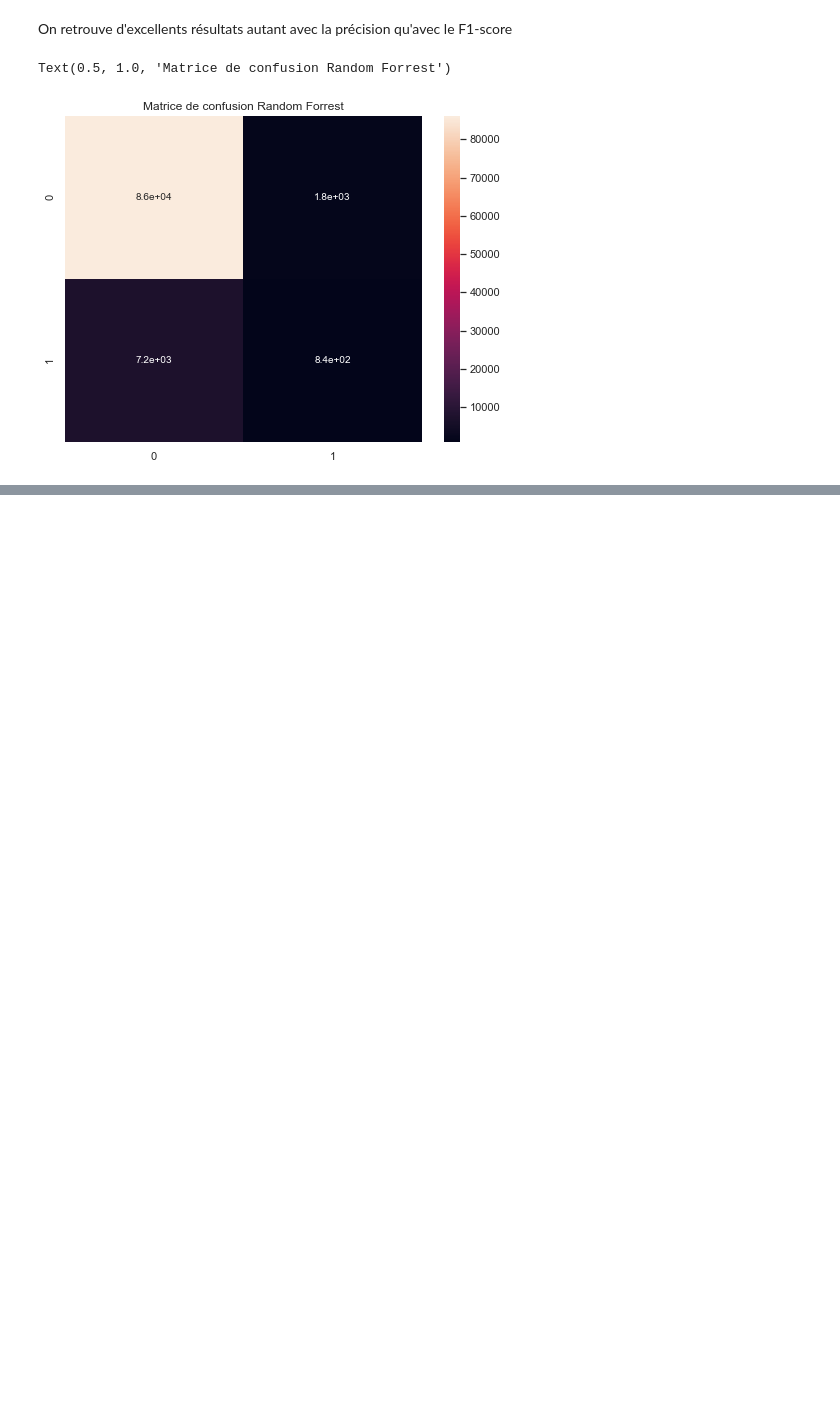
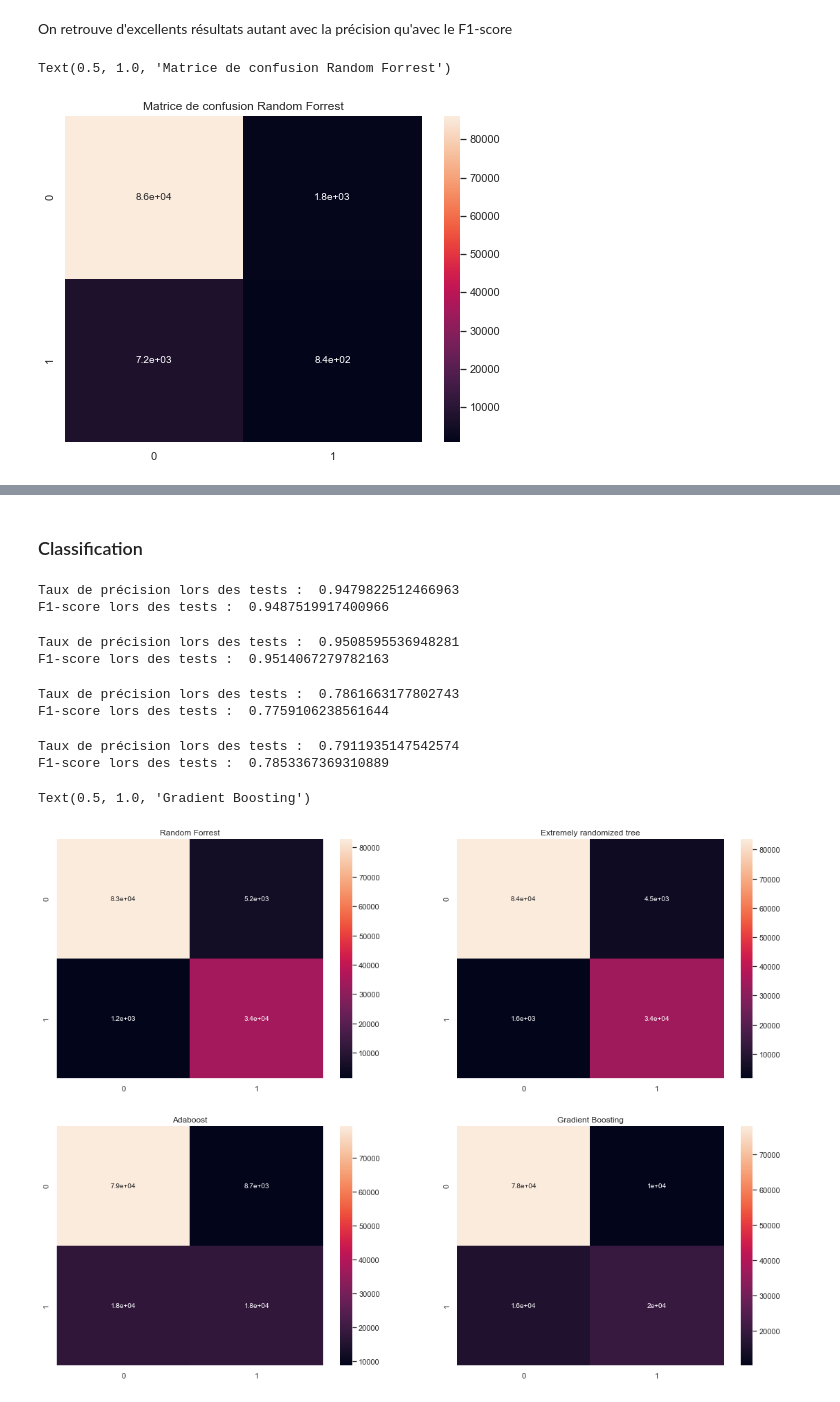
Before and after one commit to MohamedNennouche/Heart-disease, a Jupyter notebook: heart-notebook.ipynb, the cells around one changed output, grey strips where cells are left out. Cells and saved outputs as stored; diff of their text form; code cells hidden in the pictures; blank space fills up the shorter version.

```diff
--- a/heart-notebook.ipynb
+++ b/heart-notebook.ipynb
@@ -218,0 +295,54 @@ On voit néanmoins que malgré les bons score, on voit que la classe la moins re
+# %%
+fv_train_balanced, fv_test_balanced, etiq_train, etiq_test = train_test_split(features_heart_balanced, etiq, test_size=0.3,random_state=23)
+# %% [markdown]
+### Classification
+# %%
+forrest_balanced = RandomForestClassifier(n_estimators = 700, max_features = 'sqrt', criterion = 'entropy', class_weight='balanced', random_state = 10).fit(fv_train_balanced,etiq_train)
+yforrest_balanced = forrest_balanced.predict(fv_test_balanced)
+print("Taux de précision lors des tests : ",metrics.accuracy_score(etiq_test, yforrest_balanced))
+print("F1-score lors des tests : ",metrics.f1_score(etiq_test, yforrest_balanced, average='weighted'))
+# %% [output]
+Taux de précision lors des tests :  0.9479822512466963
+F1-score lors des tests :  0.9487519917400966
+# %%
+extra_balanced = ExtraTreesClassifier(n_estimators=700, criterion='entropy', max_depth=None, min_samples_split=2, min_samples_leaf=1, min_weight_fraction_leaf=0.0, max_features='auto', max_leaf_nodes=None, min_impurity_decrease=0.0, bootstrap=False, oob_score=False, n_jobs=None, random_state=0, verbose=0, warm_start=False, class_weight=None, ccp_alpha=0.0, max_samples=None).fit(fv_train_balanced,etiq_train)
+yextra_balanced = extra_balanced.predict(fv_test_balanced)
+print("Taux de précision lors des tests : ",metrics.accuracy_score(etiq_test, yextra_balanced))
+print("F1-score lors des tests : ",metrics.f1_score(etiq_test, yextra_balanced, average='weighted'))
+# %% [output]
+Taux de précision lors des tests :  0.9508595536948281
+F1-score lors des tests :  0.9514067279782163
+# %%
+ada_balanced = AdaBoostClassifier(base_estimator=None, n_estimators=350, learning_rate=0.15, algorithm='SAMME.R', random_state=0).fit(fv_train_balanced,etiq_train)
+yada_balanced = ada_balanced.predict(fv_test_balanced)
+print("Taux de précision lors des tests : ",metrics.accuracy_score(etiq_test, yada_balanced))
+print("F1-score lors des tests : ",metrics.f1_score(etiq_test, yada_balanced, average='weighted'))
+# %% [output]
+Taux de précision lors des tests :  0.7861663177802743
+F1-score lors des tests :  0.7759106238561644
+# %%
+gradient_balanced = GradientBoostingClassifier(loss='deviance', learning_rate=0.1, n_estimators=200, criterion='friedman_mse', random_state=0).fit(fv_train_balanced,etiq_train)
+ygradient_balanced = gradient_balanced.predict(fv_test_balanced)
+print("Taux de précision lors des tests : ",metrics.accuracy_score(etiq_test, ygradient_balanced))
+print("F1-score lors des tests : ",metrics.f1_score(etiq_test, ygradient_balanced, average='weighted'))
+# %% [output]
+Taux de précision lors des tests :  0.7911935147542574
+F1-score lors des tests :  0.7853367369310889
+# %%
+plt.figure(figsize=(19,14))
+plt.title("Matrices de confusion avec augmentation des données")
+plt.subplot(2,2,1)
+sns.heatmap(metrics.confusion_matrix(etiq_test, yforrest_balanced), annot=True, annot_kws={"size": 10})
+plt.title("Random Forrest")
+plt.subplot(2,2,2)
+sns.heatmap(metrics.confusion_matrix(etiq_test, yextra_balanced), annot=True, annot_kws={"size": 10})
+plt.title("Extremely randomized tree")
+plt.subplot(2,2,3)
+sns.heatmap(metrics.confusion_matrix(etiq_test, yada_balanced), annot=True, annot_kws={"size": 10})
+plt.title("Adaboost")
+plt.subplot(2,2,4)
+sns.heatmap(metrics.confusion_matrix(etiq_test, ygradient_balanced), annot=True, annot_kws={"size": 10})
+plt.title("Gradient Boosting")
+# %% [output]
+Text(0.5, 1.0, 'Gradient Boosting')
+[figure, added]
```
Also changed, not shown: parts of 19 cells of this notebook, 1 other file.
